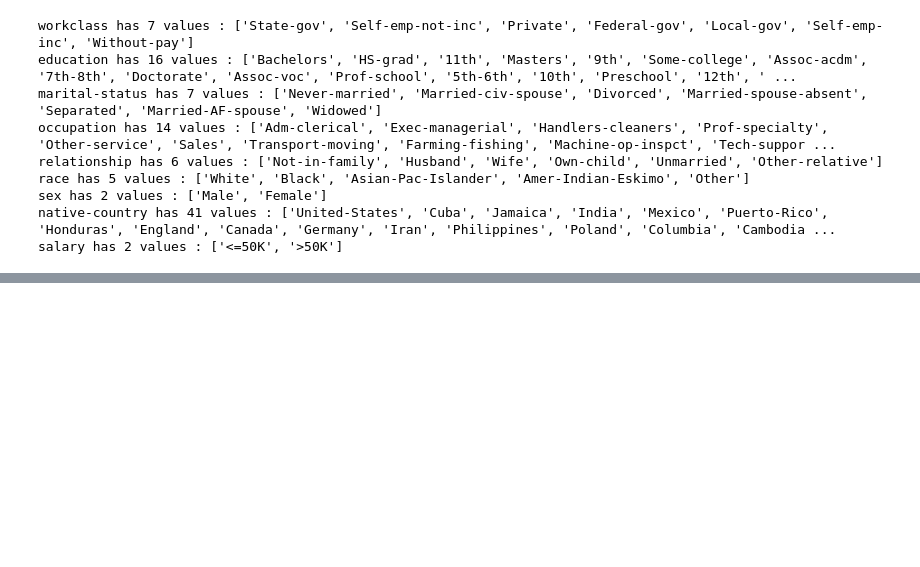
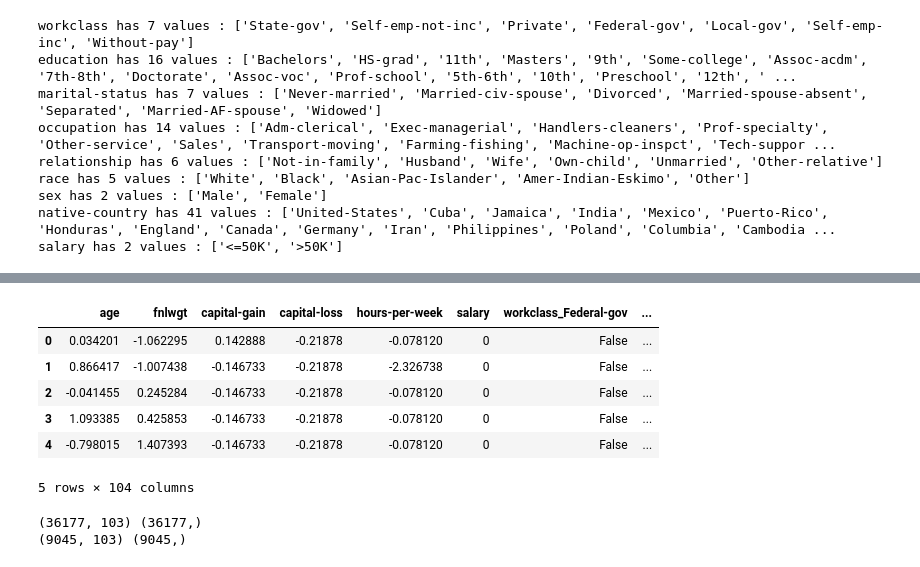
Before and after one commit to venator158/addwep, a Jupyter notebook: notebooks/adults.ipynb, the cells around one changed output, grey strips where cells are left out. Saved outputs shown, nothing was run; the diff lists cells and outputs as text; code cells hidden in the pictures; blank space fills up the shorter version.

```diff
--- a/notebooks/adults.ipynb
+++ b/notebooks/adults.ipynb
@@ -68,0 +122,20 @@ salary has 2 values : ['<=50K', '>50K']
+# %%
+df.head()
+# %% [output]
+|  | age | fnlwgt | capital-gain | capital-loss | hours-per-week | salary | workclass_Federal-gov | ... |
+| 0 | 0.034201 | -1.062295 | 0.142888 | -0.21878 | -0.078120 | 0 | False | ... |
+| 1 | 0.866417 | -1.007438 | -0.146733 | -0.21878 | -2.326738 | 0 | False | ... |
+| 2 | -0.041455 | 0.245284 | -0.146733 | -0.21878 | -0.078120 | 0 | False | ... |
+| 3 | 1.093385 | 0.425853 | -0.146733 | -0.21878 | -0.078120 | 0 | False | ... |
+| 4 | -0.798015 | 1.407393 | -0.146733 | -0.21878 | -0.078120 | 0 | False | ... |
+5 rows × 104 columns
+# %%
+from sklearn.model_selection import train_test_split
+x_data = df.drop('salary', axis=1)
+y_labels = df['salary']
+x_train, x_test, y_train, y_test = train_test_split(x_data, y_labels, test_size=0.2, shuffle=True)
+print(x_train.shape, y_train.shape)
+print(x_test.shape, y_test.shape)
+# %% [output]
+(36177, 103) (36177,)
+(9045, 103) (9045,)
```
Also changed, not shown: parts of 10 cells of this notebook, 4 other files.
